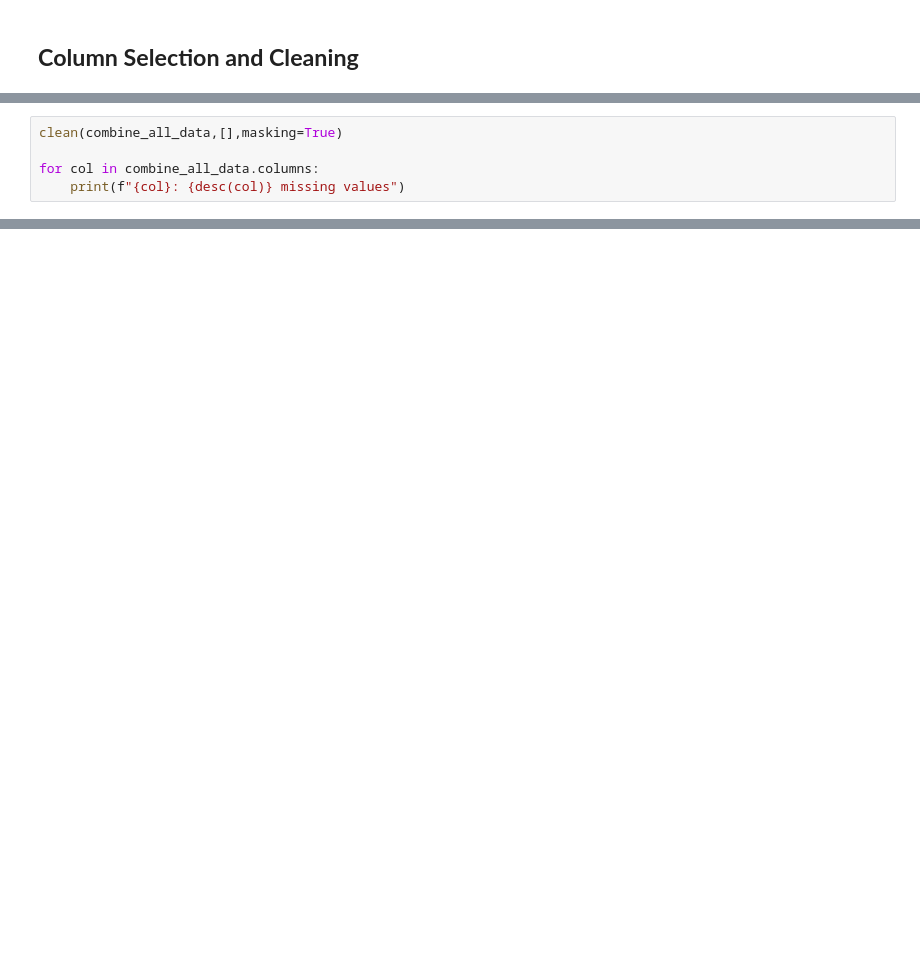
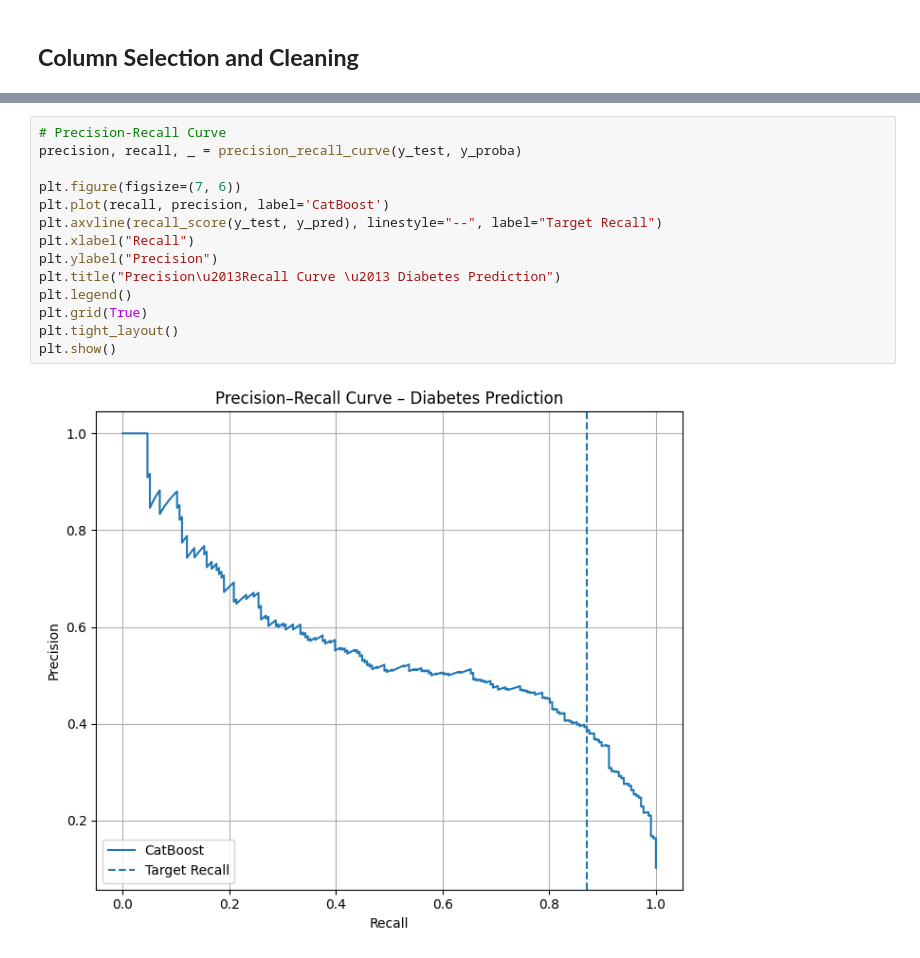
Before and after one commit to Yajeshchandra/Societal-challenges-datathon, a Jupyter notebook: main.ipynb, the cells around one changed output, grey strips where cells are left out. Saved outputs shown, nothing was run; the diff lists cells and outputs as text; blank space fills up the shorter version.

```diff
--- a/main.ipynb
+++ b/main.ipynb
@@ -899,5 +164,0 @@ Final combined DataFrame shape: (11933, 99)
-# %%
-clean(combine_all_data,[],masking=True)
-
-for col in combine_all_data.columns:
-    print(f"{col}: {desc(col)} missing values")
@@ -1661,0 +843,16 @@ plt.show()
+# %%
+# Precision-Recall Curve
+precision, recall, _ = precision_recall_curve(y_test, y_proba)
+
+plt.figure(figsize=(7, 6))
+plt.plot(recall, precision, label='CatBoost')
+plt.axvline(recall_score(y_test, y_pred), linestyle="--", label="Target Recall")
+plt.xlabel("Recall")
+plt.ylabel("Precision")
+plt.title("Precision\u2013Recall Curve \u2013 Diabetes Prediction")
+plt.legend()
+plt.grid(True)
+plt.tight_layout()
+plt.show()
+# %% [output]
+[figure, added]
```
Also changed, not shown: parts of 69 cells of this notebook, 20 other files.
